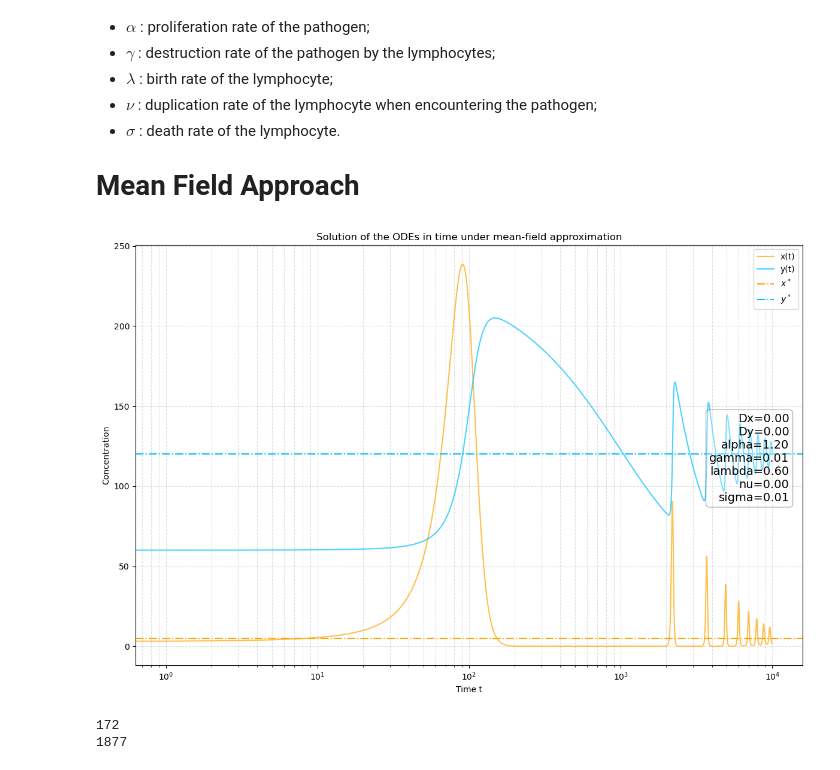
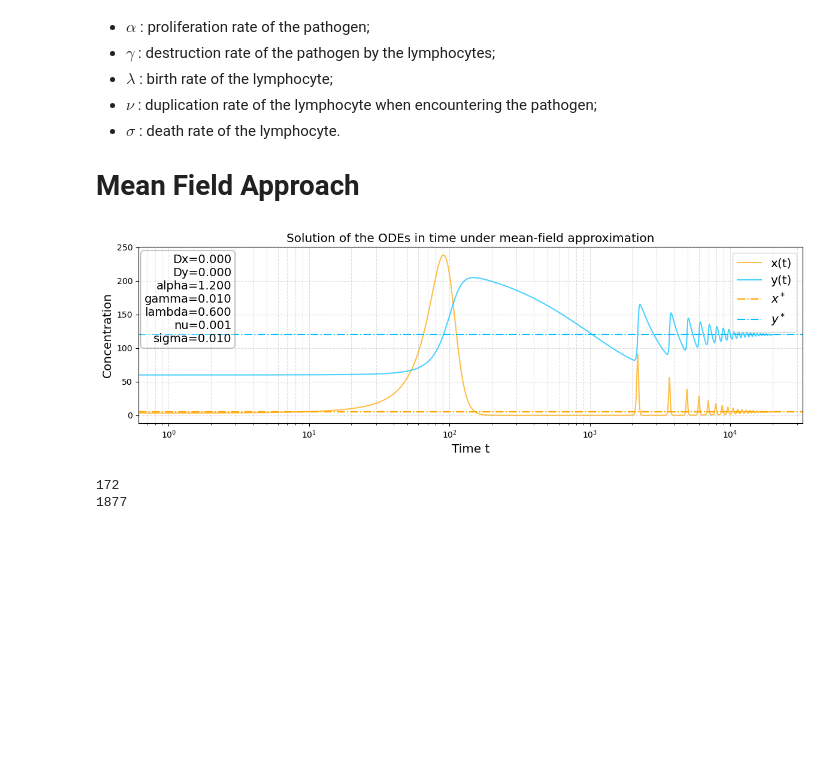
Before and after one commit to pietromalagoli/PCS, a Jupyter notebook: project.ipynb, the cells around one changed output. Saved outputs shown, nothing was run; the diff lists cells and outputs as text; code cells hidden in the pictures; blank space fills up the shorter version.

```diff
--- a/project.ipynb
+++ b/project.ipynb
@@ -14,7 +14,7 @@ from tqdm.contrib.telegram import tqdm
 import model as m       # Python file with all the functions
 
 # I set some parameters for the whole project
-time_steps = 10000    # 1000
+time_steps = 20000    # 1000
 dt = 0.1
 # Set the time grid for the ODEs
 t_s = 0. + dt * np.arange(time_steps)
@@ -60,40 +60,40 @@ The parameters represent:
 #z0 = np.array([x_star,y_star])    # z=[x*,y*] (I try to initialize at a fixed point to verify stability)
 z0 = np.array([3,y0])
 
 # Solve
 X_ode = odeint(m.system,z0,t_s,args=(par,))[:,0]
 Y_ode = odeint(m.system,z0,t_s,args=(par,))[:,1]
 
 '''
 # Normalization
 X_ode /= np.max(X_ode)
 Y_ode /= np.max(Y_ode)
 
 y_tilde = Y_ode[np.argmin(np.abs(X_ode-1))]
 Dt1 = (1/par['gamma'])*(np.log((y_tilde-
                                 par['gamma']/par['sigma'])/
                                (par['alpha']/par['gamma']-
                                par['lambda']/par['sigma'])))
 '''
 
 # Solution of the X ODE
-plt.figure(figsize=(12,8))
+plt.figure(figsize=(12,4))
 plt.plot(np.arange(time_steps), X_ode, c='orange', label='x(t)',alpha=0.7)
 plt.plot(np.arange(time_steps), Y_ode, c='deepskyblue', label='y(t)',alpha=0.7)
-plt.title('Solution of the ODEs in time under mean-field approximation')
+plt.title('Solution of the ODEs in time under mean-field approximation',fontsize='x-large')
 plt.axhline(y=x_star,label=r'$x^*$',c='orange',linestyle='-.')
 plt.axhline(y=y_star,label=r'$y^*$',c='deepskyblue',linestyle='-.')
-plt.xlabel('Time t')
-plt.ylabel('Concentration')
+plt.xlabel('Time t',fontsize='x-large')
+plt.ylabel('Concentration',fontsize='x-large')
 plt.xscale('log')
 plt.grid(True, which="both",alpha=0.4,linestyle='--')
-m.add_par_box(par)
-plt.legend(loc='upper right')
+m.add_par_box(par,coord=[0.14,0.96])
+plt.legend(loc='upper right',fontsize='x-large')
 plt.tight_layout()
 plt.savefig('plots/ODE.png')
 #plt.show()
 # %% [output]
-[figure, old version]
+[figure, new version]
 # %%
 t_tilde = np.min(np.where(X_ode<1))
 print(np.min(np.where(X_ode<1)))
```
Also changed, not shown: parts of 6 cells of this notebook, 7 other files.
